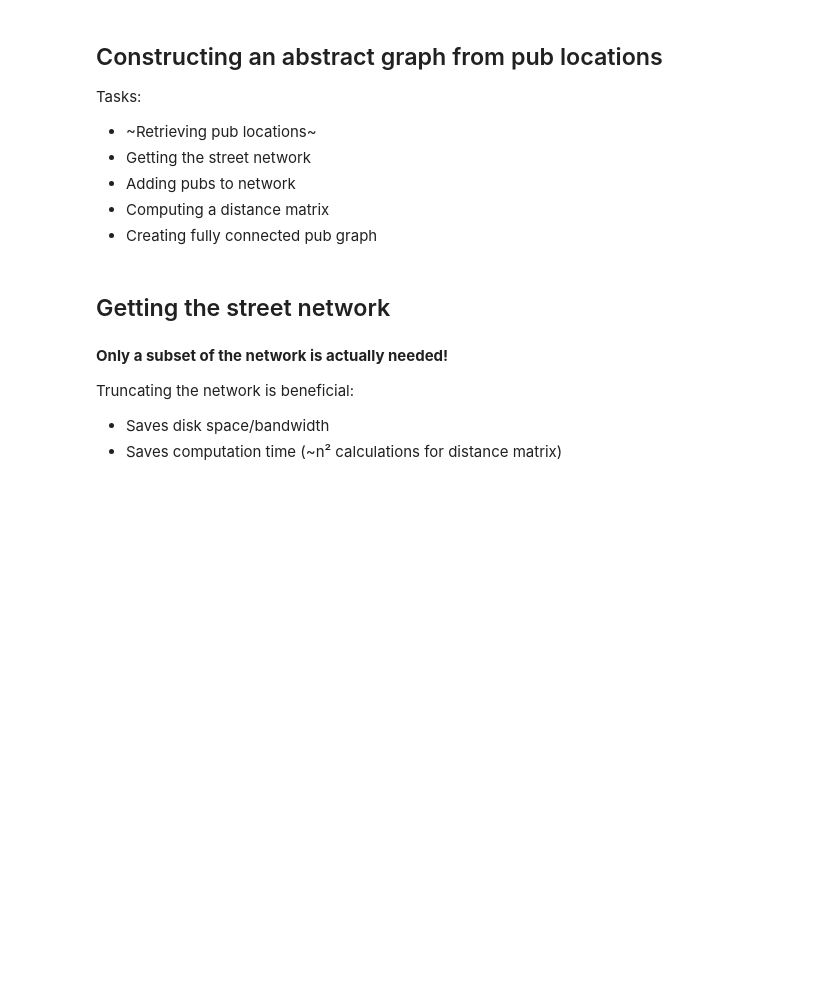
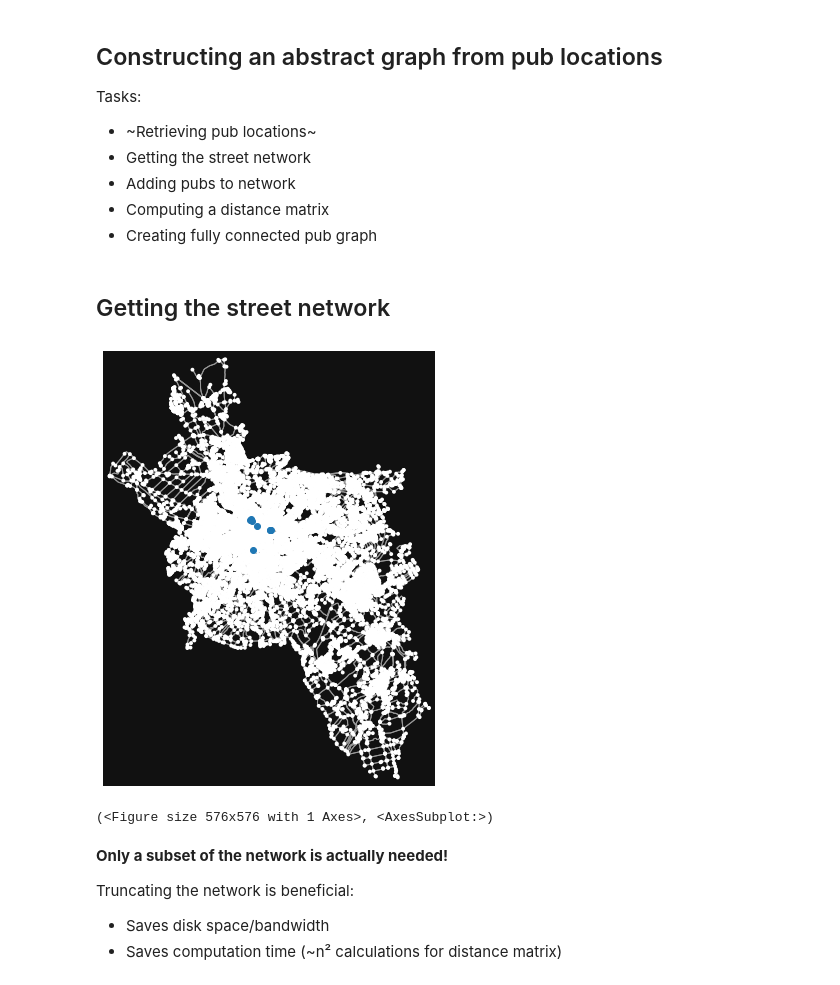
Before and after one commit to libklein/mfms-ss21, a Jupyter notebook: Optimization with real-world data/Routing on the street network.ipynb, the cells around one changed output. Cells and saved outputs as stored; diff of their text form; code cells hidden in the pictures; blank space fills up the shorter version.

```diff
--- a/Optimization with real-world data/Routing on the street network.ipynb
+++ b/Optimization with real-world data/Routing on the street network.ipynb
@@ -67,6 +67,11 @@ from matplotlib import pyplot as plt
 from matplotlib import cm
 
 def plot_map(network, *plots, colors=cm.get_cmap('tab20').colors, show=True):
+    """
+    Plots GeoDataFrames or geometry on top of a street network. Each argument is plotted in a
+    different color.
+    Usage: plot_map(my_network, geo_data_frame_1, ..., geo_data_frame_n)
+    """
     fig, ax = osm.plot_graph(network, show=False, close=False)
     for plot, color in zip(plots, colors):
         try:
@@ -136,12 +163,13 @@ Tasks:
 # %% [markdown]
 ## Getting the street network
 # %%
-%%time
 aachen = osm.graph_from_place('Aachen', network_type='all')
 aachen = osm.project_graph(aachen)
-fig, ax = osm.plot_graph(aachen, show=False, close=False)
-pubs.plot(ax=ax,color='r')
-plt.show()
+# Plot
+plot_map(aachen, pubs)
+# %% [output]
+[figure, added]
+(<Figure size 576x576 with 1 Axes>, <AxesSubplot:>)
 # %% [markdown]
 **Only a subset of the network is actually needed!**
 
```
Also changed, not shown: parts of 17 cells of this notebook, 1 other file.
